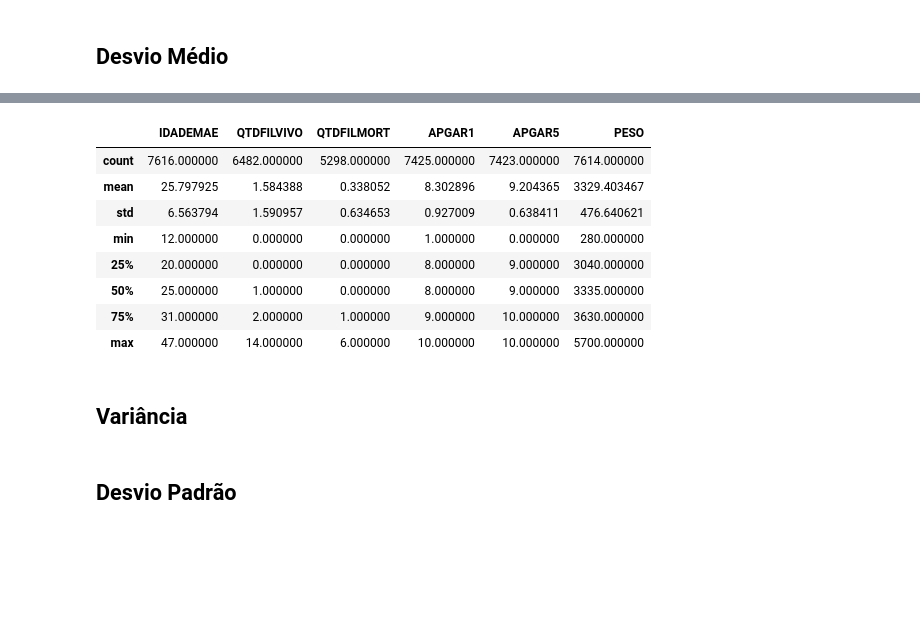
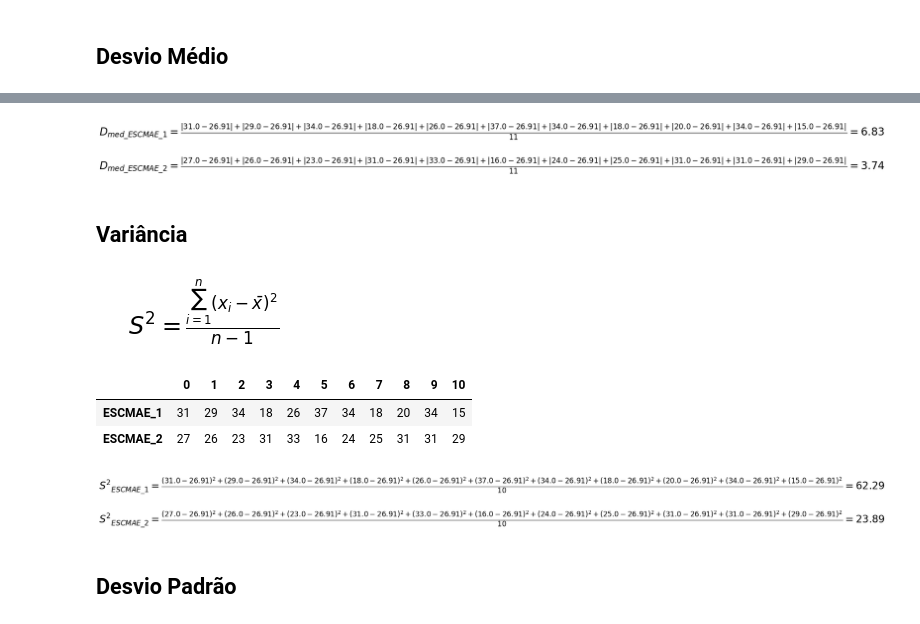
Before and after one commit to fesousa/analise-exploratoria-health-datascience, a Jupyter notebook: analise_explotatoria.ipynb, the cells around one changed output, grey strips where cells are left out. Saved outputs shown, nothing was run; the diff lists cells and outputs as text; code cells hidden in the pictures; blank space fills up the shorter version.

```diff
--- a/analise_explotatoria.ipynb
+++ b/analise_explotatoria.ipynb
@@ -1393,16 +1447,70 @@ dtype: float64
-# %%
-sinasc_ac2017[(sinasc_ac2017['CONSULTAS'] == '4')].describe()
-# %% [output]
-|  | IDADEMAE | QTDFILVIVO | QTDFILMORT | APGAR1 | APGAR5 | PESO |
-| count | 7616.000000 | 6482.000000 | 5298.000000 | 7425.000000 | 7423.000000 | 7614.000000 |
-| mean | 25.797925 | 1.584388 | 0.338052 | 8.302896 | 9.204365 | 3329.403467 |
-| std | 6.563794 | 1.590957 | 0.634653 | 0.927009 | 0.638411 | 476.640621 |
-| min | 12.000000 | 0.000000 | 0.000000 | 1.000000 | 0.000000 | 280.000000 |
-| 25% | 20.000000 | 0.000000 | 0.000000 | 8.000000 | 9.000000 | 3040.000000 |
-| 50% | 25.000000 | 1.000000 | 0.000000 | 8.000000 | 9.000000 | 3335.000000 |
-| 75% | 31.000000 | 2.000000 | 1.000000 | 9.000000 | 10.000000 | 3630.000000 |
-| max | 47.000000 | 14.000000 | 6.000000 | 10.000000 | 10.000000 | 5700.000000 |
+# %%
+#@title Desvio Médio - Cálculo
+
+soma_mad = ""
+for v in df_locnasc['ESCMAE_1'].values[:-2]:
+  soma_mad += f'| {str(v)} - {df_locnasc_mean[0]} | + '
+
+soma_mad2 = ""
+for v in df_locnasc['ESCMAE_2'].values[:-2]:
+  soma_mad2 += f'| {str(v)} - {df_locnasc_mean[2]} | + '
+
+plt.axes((0, 0, 0.1, 0.01), facecolor='w')
+plt.box(False)
+plt.xticks([])
+plt.yticks([])
+plt.title(r'$D_{med\_ESCMAE\_1} = \frac{'+soma_mad[:-2]+r'}{'+str(df_locnasc.shape[0]-2)+r'} = '+str(df_locnasc_std_mean[1])+r'$' + '\n\n'
+          r'$D_{med\_ESCMAE\_2} = \frac{'+soma_mad2[:-2]+r'}{'+str(df_locnasc.shape[0]-2)+r'} = '+str(df_locnasc_std_mean[3])+r'$',
+
+
+          fontdict={'fontsize':24})
+plt.show()
+# %% [output]
+[figure, added]
 # %% [markdown]
 ## Variância
+# %%
+#@title Variância - Equação
+
+plt.axes((0, 0, 0.1, 0.01), facecolor='w')
+plt.box(False)
+plt.xticks([])
+plt.yticks([])
+plt.title(r'$S^2 = \frac{\sum_{i=1}^n (x_i - \bar x)^2}{n-1}$',
+          fontdict={'fontsize':24, 'horizontalalignment':'left'})
+plt.show()
+# %% [output]
+[figure, added]
+# %%
+#@title Dados - Comparação das mães com pouca escolaridade cujo local de nascimento do filho foi em outros locais
+
+df_locnasc[['ESCMAE_1','ESCMAE_2']].head(11).transpose()
+# %% [output]
+|  | 0 | 1 | 2 | 3 | 4 | 5 | 6 | 7 | 8 | 9 | 10 |
+| ESCMAE_1 | 31 | 29 | 34 | 18 | 26 | 37 | 34 | 18 | 20 | 34 | 15 |
+| ESCMAE_2 | 27 | 26 | 23 | 31 | 33 | 16 | 24 | 25 | 31 | 31 | 29 |
+# %%
+#@title Variância - Cálculo
+
+soma_mad = ""
+for v in df_locnasc['ESCMAE_1'].values[:-2]:
+  soma_mad += f'( {str(v)} - {df_locnasc_mean[0]} )^2 + '
+
+soma_mad2 = ""
+for v in df_locnasc['ESCMAE_2'].values[:-2]:
+  soma_mad2 += f'( {str(v)} - {df_locnasc_mean[2]} )^2 + '
+
+plt.axes((0, 0, 0.1, 0.01), facecolor='w')
+plt.box(False)
+plt.xticks([])
+plt.yticks([])
+plt.title(r'$S^2_{\/\/\/\/\/ESCMAE\_1} = \frac{'+soma_mad[:-2]+r'}{'+str(df_locnasc.shape[0]-3)+r'} = '+str(round(df_locnasc_var[0],2))+r'$' + '\n\n'
+          r'$S^2_{\/\/\/\/\/ESCMAE\_2} = \frac{'+soma_mad2[:-2]+r'}{'+str(df_locnasc.shape[0]-3)+r'} = '+str(round(df_locnasc_var[1],2))+r'$',
+
+
+          fontdict={'fontsize':24})
+plt.show()
+# %% [output]
+[figure, added]
 # %% [markdown]
 ## Desvio Padrão
```
Also changed, not shown: parts of 35 cells of this notebook.
